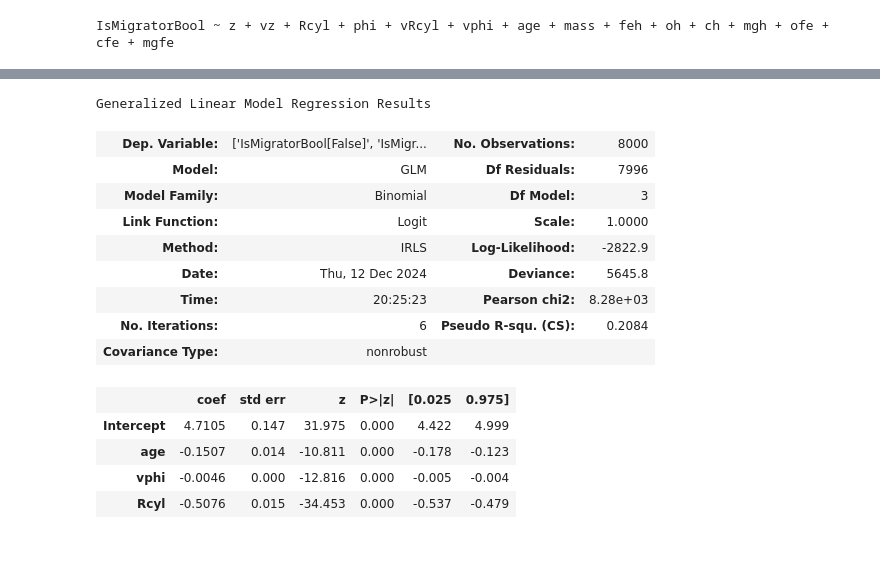
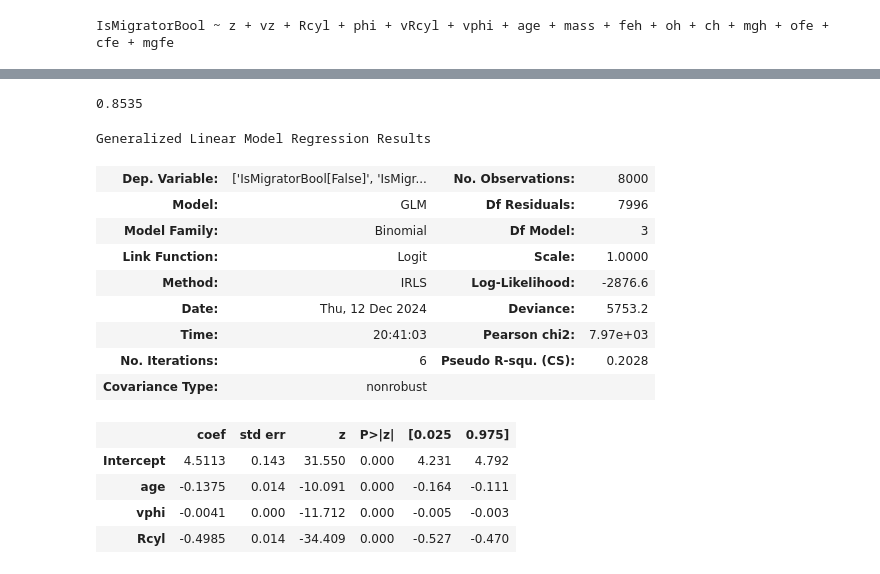
Before and after one commit to Chrillemis/AppStatProject, a Jupyter notebook: PlotsAndInitGLM/PlotsAndInitGLM.ipynb, the cells around one changed output, grey strips where cells are left out. Cells and saved outputs as stored; diff of their text form; code cells hidden in the pictures.

```diff
--- a/PlotsAndInitGLM/PlotsAndInitGLM.ipynb
+++ b/PlotsAndInitGLM/PlotsAndInitGLM.ipynb
@@ -87,27 +93,33 @@ Generalized Linear Model Regression Results
 # %%
 train, test = train_test_split(DataFinal, test_size=0.2)
 
 model = smf.glm(formula = "IsMigratorBool ~ age + vphi + Rcyl", data = train, family = sm.families.Binomial())
 
 # Fit the model
 summary = model.fit().summary()
 # Display and interpret results
 with open(PathToRepo + '\\Tables\\GLMlowP.tex', 'w') as f:
     f.write(summary.as_latex())
+
+#accuracy
+pred = model.fit().predict(test)
+print(accuracy_score(test['IsMigratorBool'], pred < 0.5))
+
 summary
 # %% [output]
-Generalized Linear Model Regression Results
+0.8535
+Generalized Linear Model Regression Results
 | Dep. Variable: | ['IsMigratorBool[False]', 'IsMigr... | No. Observations: | 8000 |
 | Model: | GLM | Df Residuals: | 7996 |
 | Model Family: | Binomial | Df Model: | 3 |
 | Link Function: | Logit | Scale: | 1.0000 |
-| Method: | IRLS | Log-Likelihood: | -2822.9 |
-| Date: | Thu, 12 Dec 2024 | Deviance: | 5645.8 |
-| Time: | 20:25:23 | Pearson chi2: | 8.28e+03 |
-| No. Iterations: | 6 | Pseudo R-squ. (CS): | 0.2084 |
+| Method: | IRLS | Log-Likelihood: | -2876.6 |
+| Date: | Thu, 12 Dec 2024 | Deviance: | 5753.2 |
+| Time: | 20:41:03 | Pearson chi2: | 7.97e+03 |
+| No. Iterations: | 6 | Pseudo R-squ. (CS): | 0.2028 |
 | Covariance Type: | nonrobust |  |  |
 |  | coef | std err | z | P>|z| | [0.025 | 0.975] |
-| Intercept | 4.7105 | 0.147 | 31.975 | 0.000 | 4.422 | 4.999 |
-| age | -0.1507 | 0.014 | -10.811 | 0.000 | -0.178 | -0.123 |
-| vphi | -0.0046 | 0.000 | -12.816 | 0.000 | -0.005 | -0.004 |
-| Rcyl | -0.5076 | 0.015 | -34.453 | 0.000 | -0.537 | -0.479 |
+| Intercept | 4.5113 | 0.143 | 31.550 | 0.000 | 4.231 | 4.792 |
+| age | -0.1375 | 0.014 | -10.091 | 0.000 | -0.164 | -0.111 |
+| vphi | -0.0041 | 0.000 | -11.712 | 0.000 | -0.005 | -0.003 |
+| Rcyl | -0.4985 | 0.014 | -34.409 | 0.000 | -0.527 | -0.470 |
```
Also changed, not shown: parts of 2 cells of this notebook, 1 other file.
